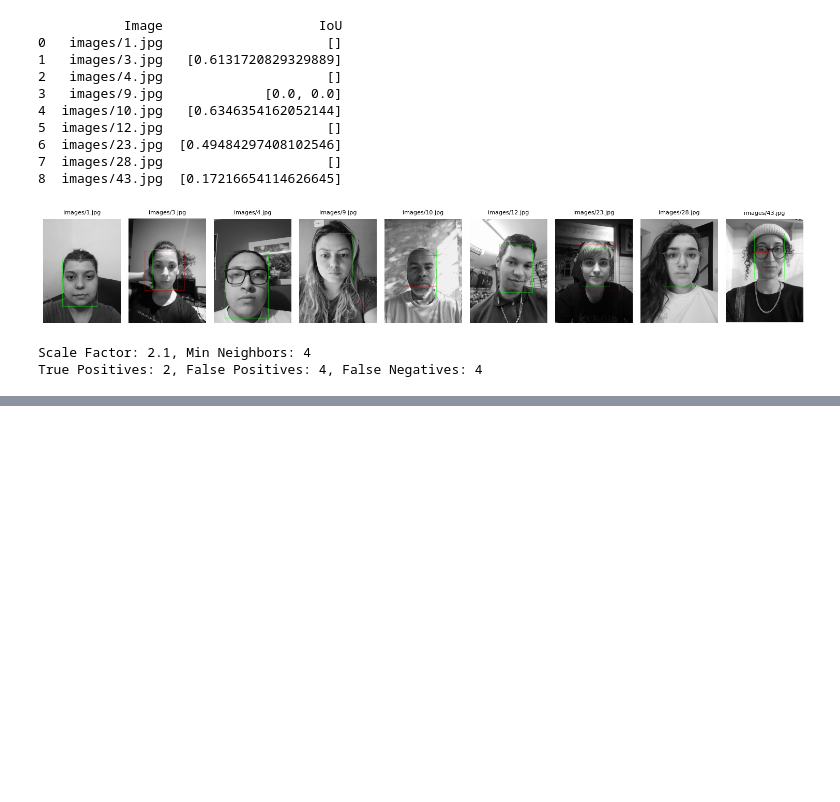
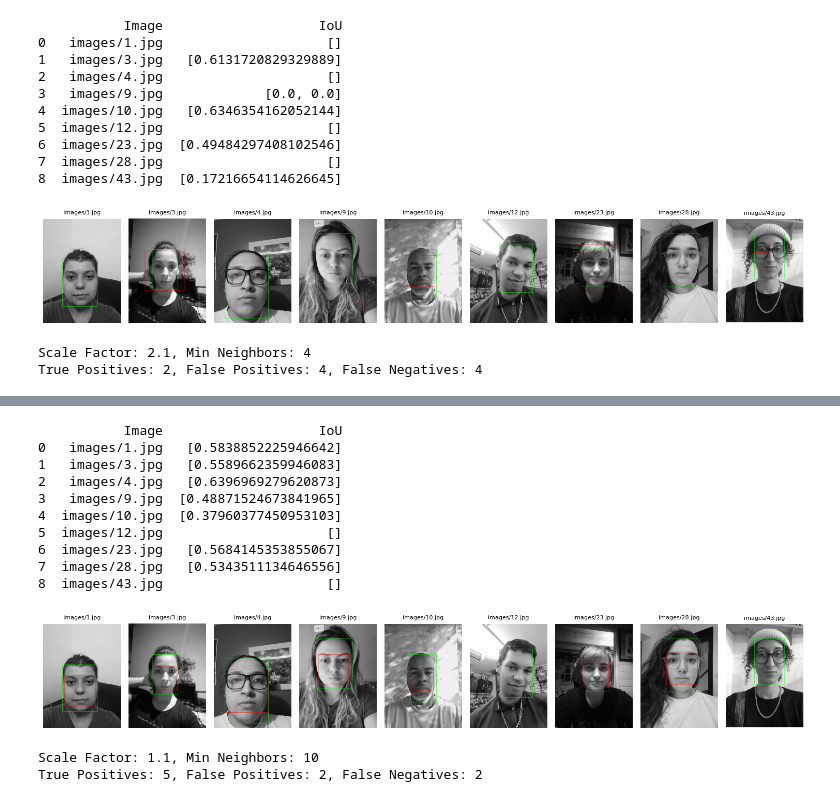
Before and after one commit to suxxmjz/encm-509-final-project, a Jupyter notebook: face_detection.ipynb, the cells around one changed output, grey strips where cells are left out. Drawn from its saved outputs; the diff is of its cells as text; code cells hidden in the pictures; blank space fills up the shorter version.

```diff
--- a/face_detection.ipynb
+++ b/face_detection.ipynb
@@ -307,0 +378,25 @@ True Positives: 2, False Positives: 4, False Negatives: 4
+# %%
+#Keeping scaleFactor=1.1
+results_1, processed_images_1, image_names  = lbp_haar_cascades(grayscale_images, truth_data, scaleFactor=1.1, minNeighbors=10)
+
+df_results_1 = pd.DataFrame(results_1)
+
+print(df_results_1[['Image', 'IoU']])
+display_images_in_grid(processed_images_1, image_names, images_per_row=9)
+TP, FP, FN = calc_metrics_from_iou_threshold(0.5, df_results_1['IoU'])
+print("Scale Factor: 1.1, Min Neighbors: 10")
+print(f"True Positives: {TP}, False Positives: {FP}, False Negatives: {FN}")
+# %% [output]
+           Image                    IoU
+0   images/1.jpg   [0.5838852225946642]
+1   images/3.jpg   [0.5589662359946083]
+2   images/4.jpg   [0.6396969279620873]
+3   images/9.jpg  [0.48871524673841965]
+4  images/10.jpg  [0.37960377450953103]
+5  images/12.jpg                     []
+6  images/23.jpg   [0.5684145353855067]
+7  images/28.jpg   [0.5343511134646556]
+8  images/43.jpg                     []
+[figure, added]
+Scale Factor: 1.1, Min Neighbors: 10
+True Positives: 5, False Positives: 2, False Negatives: 2
```
Also changed, not shown: parts of 7 cells of this notebook, 1 other file.
